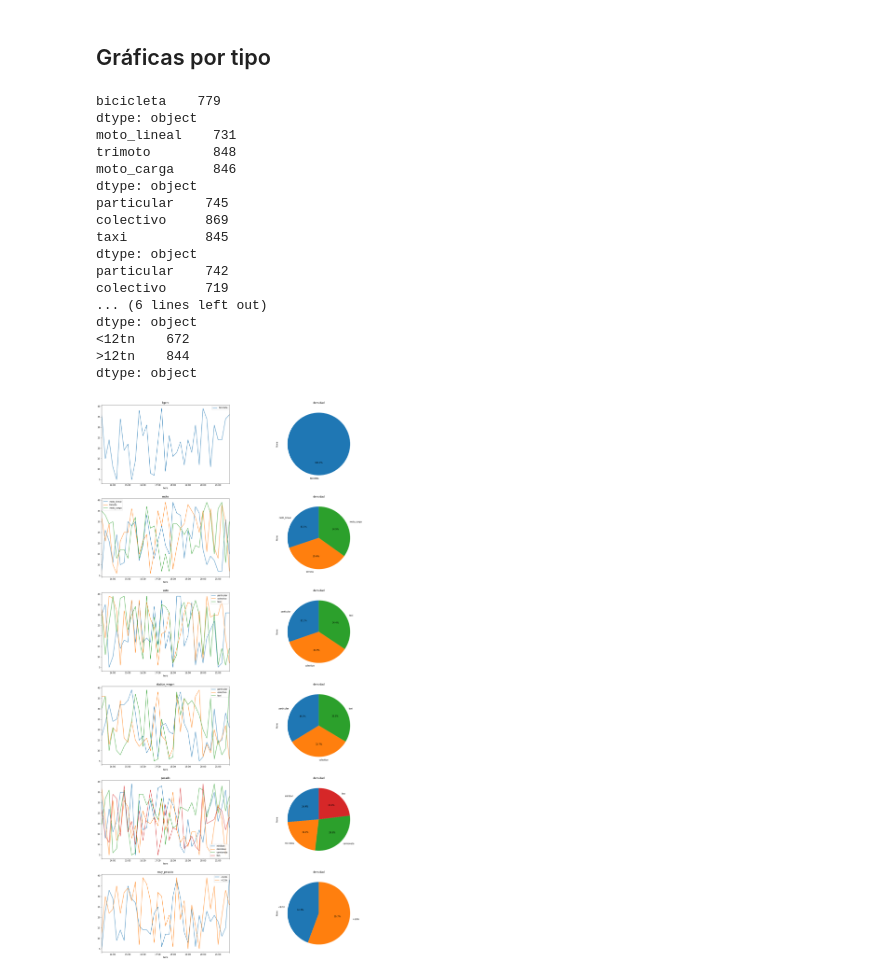
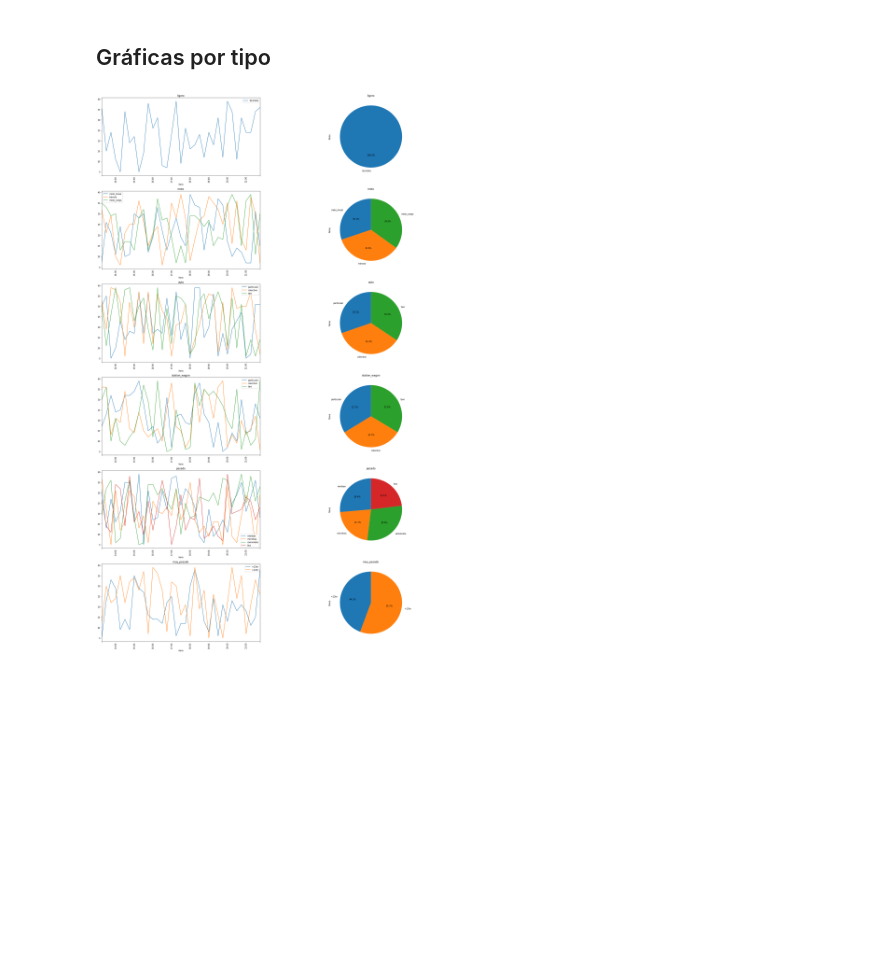
Before and after one commit to GreatestTrain/analisis_carretera, a Jupyter notebook: script.ipynb, the cells around one changed output. Cells and saved outputs as stored; diff of their text form; code cells hidden in the pictures; blank space fills up the shorter version.

```diff
--- a/script.ipynb
+++ b/script.ipynb
@@ -38,36 +41,15 @@ data.head()
 # %%
-period = '15T' # -> 15 minutos
-data_resampled = data.resample(rule=period,label='left',closed='left').sum()
-fig, axes = plt.subplots(len(first_row), 2, figsize=(24,48))
 counter_idx = 0
 g = []
 pies = []
+fig, axes = plt.subplots(len(first_row), 2, figsize=(30,48))
+# plt.xticks(ticks = data_resampled.index,labels=[str(i) for i in data_resampled.index])
 for ax, column_1 in zip(axes.reshape(-1,2), first_row):
-    data_ = data[column_1]
+    data_ = data_resampled[column_1]
     ax[0].set_title(column_1)
-    data_.plot(ax=ax[0])
-    ax[1].set_title('densidad')
+    data_.plot(ax=ax[0], rot=90)
+    ax[1].set_title(column_1)
     data_.sum(axis=0).plot.pie(ax=ax[1], autopct='%1.1f%%', startangle=90)
-    # for column_2 in data_:
-        # data_[column_1]
-    # sns.lineplot(data_)
-    # g += ax.plot(data[first_row])
+plt.show()
 # %% [output]
-bicicleta    779
-dtype: object
-moto_lineal    731
-trimoto        848
-moto_carga     846
-dtype: object
-particular    745
-colectivo     869
-taxi          845
-dtype: object
-particular    742
-colectivo     719
-... (6 lines left out)
-dtype: object
-<12tn    672
->12tn    844
-dtype: object
-[figure, old version]
+[figure, new version]
```
Also changed, not shown: parts of 2 cells of this notebook.
